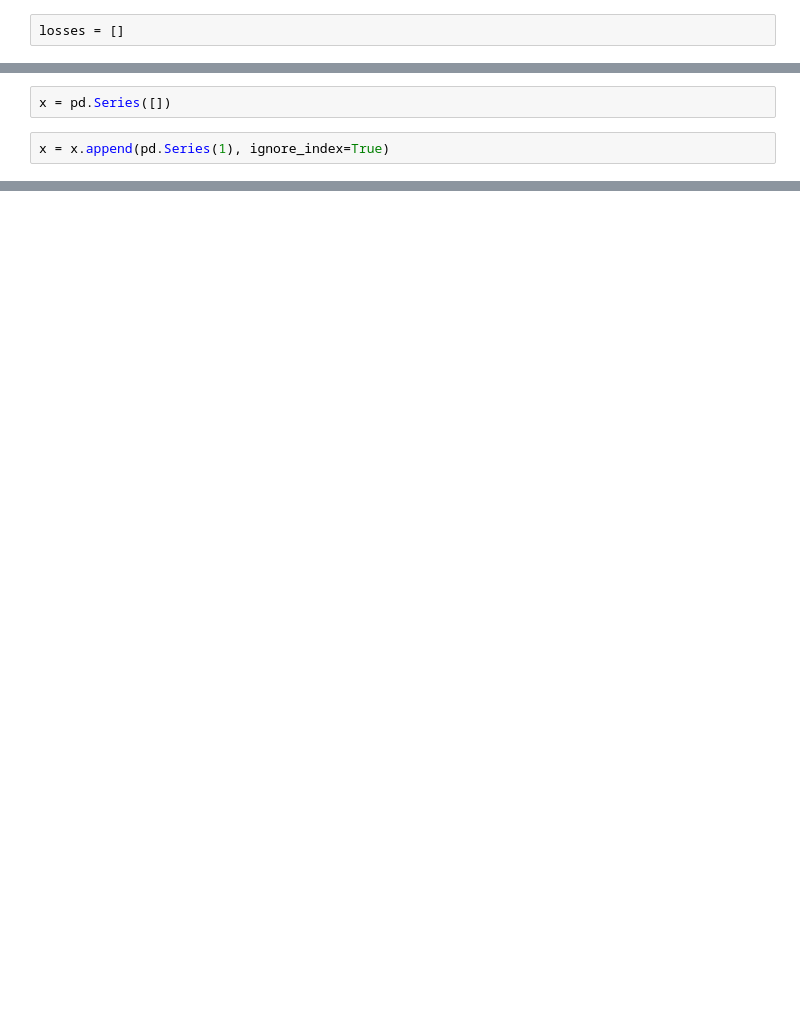
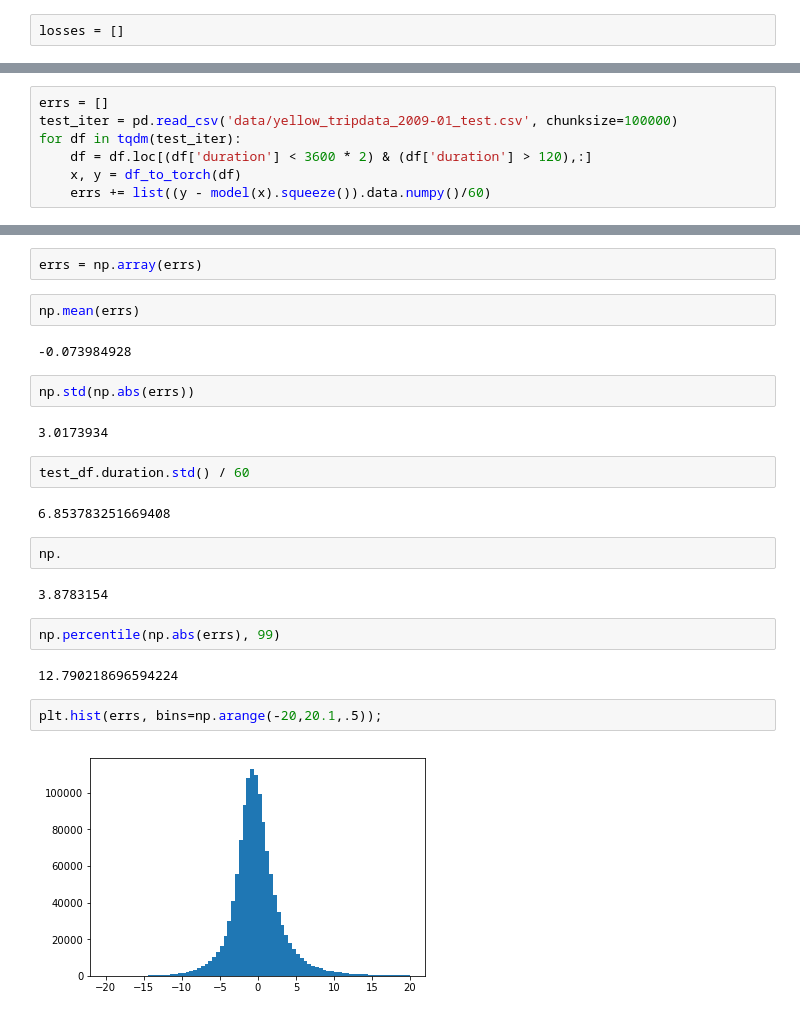
Before and after one commit to M20190649/cs281-final-taxi, a Jupyter notebook: 2017-10-25_FR_NN.ipynb, the cells around one changed output, grey strips where cells are left out. Saved outputs shown, nothing was run; the diff lists cells and outputs as text; blank space fills up the shorter version.

```diff
--- a/2017-10-25_FR_NN.ipynb
+++ b/2017-10-25_FR_NN.ipynb
@@ -120,4 +119,0 @@ params = [p for p in model.parameters()]
-# %%
-x = pd.Series([])
-# %%
-x = x.append(pd.Series(1), ignore_index=True)
@@ -125,0 +134,7 @@ x
+# %%
+errs = []
+test_iter = pd.read_csv('data/yellow_tripdata_2009-01_test.csv', chunksize=100000)
+for df in tqdm(test_iter):
+    df = df.loc[(df['duration'] < 3600 * 2) & (df['duration'] > 120),:]
+    x, y = df_to_torch(df)
+    errs += list((y - model(x).squeeze()).data.numpy()/60)
@@ -125,0 +195,26 @@ x
+# %%
+errs = np.array(errs)
+# %%
+np.mean(errs)
+# %% [output]
+-0.073984928
+# %%
+np.std(np.abs(errs))
+# %% [output]
+3.0173934
+# %%
+test_df.duration.std() / 60
+# %% [output]
+6.853783251669408
+# %%
+np.
+# %% [output]
+3.8783154
+# %%
+np.percentile(np.abs(errs), 99)
+# %% [output]
+12.790218696594224
+# %%
+plt.hist(errs, bins=np.arange(-20,20.1,.5));
+# %% [output]
+[figure, added]
```
Also changed, not shown: parts of 16 cells of this notebook.
